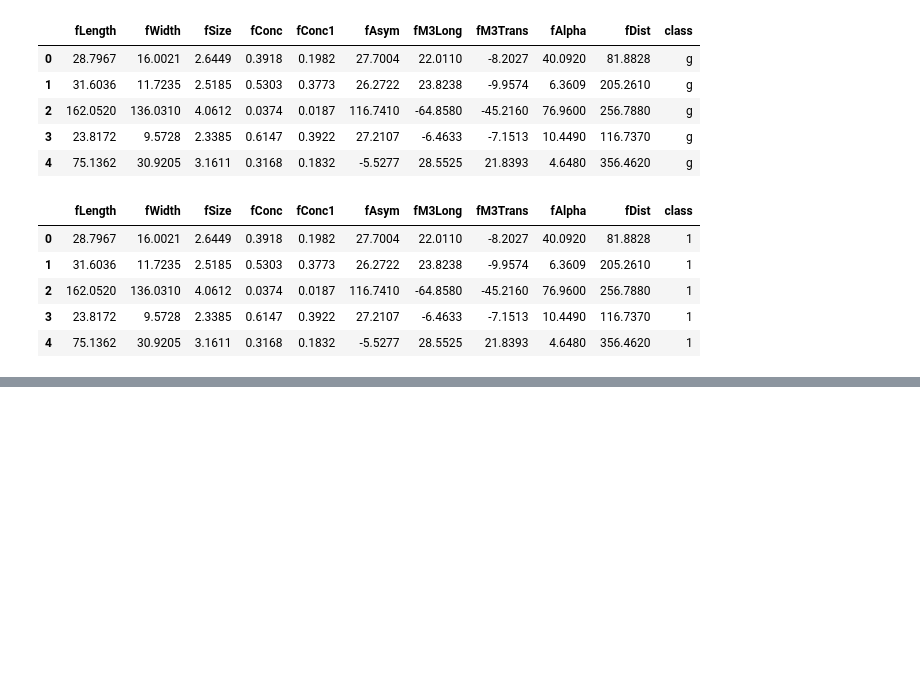
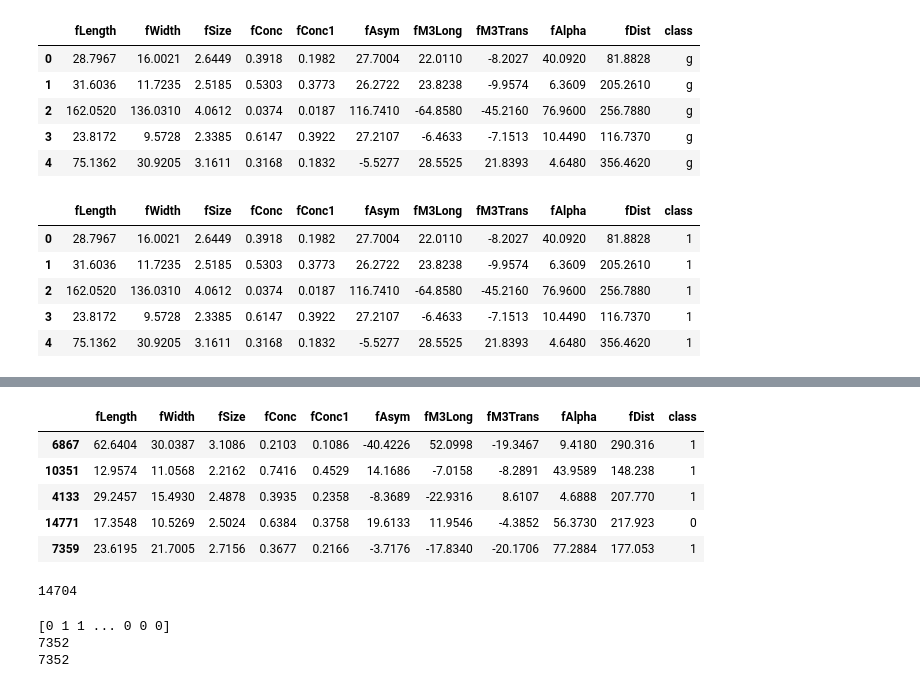
Before and after one commit to Navidullah/Machine_learning, a Jupyter notebook: magicData.ipynb, the cells around one changed output, grey strips where cells are left out. Cells and saved outputs as stored; diff of their text form; code cells hidden in the pictures; blank space fills up the shorter version.

```diff
--- a/magicData.ipynb
+++ b/magicData.ipynb
@@ -41 +69,10 @@ train,valid,test = np.split(df.sample(frac=1),[int(0.6*len(df)),int(0.8*len(df))
+# %%
+test.head()
+# %% [output]
+|  | fLength | fWidth | fSize | fConc | fConc1 | fAsym | fM3Long | fM3Trans | fAlpha | fDist | class |
+| 6867 | 62.6404 | 30.0387 | 3.1086 | 0.2103 | 0.1086 | -40.4226 | 52.0998 | -19.3467 | 9.4180 | 290.316 | 1 |
+| 10351 | 12.9574 | 11.0568 | 2.2162 | 0.7416 | 0.4529 | 14.1686 | -7.0158 | -8.2891 | 43.9589 | 148.238 | 1 |
+| 4133 | 29.2457 | 15.4930 | 2.4878 | 0.3935 | 0.2358 | -8.3689 | -22.9316 | 8.6107 | 4.6888 | 207.770 | 1 |
+| 14771 | 17.3548 | 10.5269 | 2.5024 | 0.6384 | 0.3758 | 19.6133 | 11.9546 | -4.3852 | 56.3730 | 217.923 | 0 |
+| 7359 | 23.6195 | 21.7005 | 2.7156 | 0.3677 | 0.2166 | -3.7176 | -17.8340 | -20.1706 | 77.2884 | 177.053 | 1 |
 # %%
@@ -51,0 +95,12 @@ def scale_dataset(dataframe):
+# %%
+len(y_train)
+# %% [output]
+14704
+# %%
+print(y_train)
+print(sum(y_train ==1))
+print(sum(y_train ==0))
+# %% [output]
+[0 1 1 ... 0 0 0]
+7352
+7352
```
Also changed, not shown: parts of 6 cells of this notebook.
